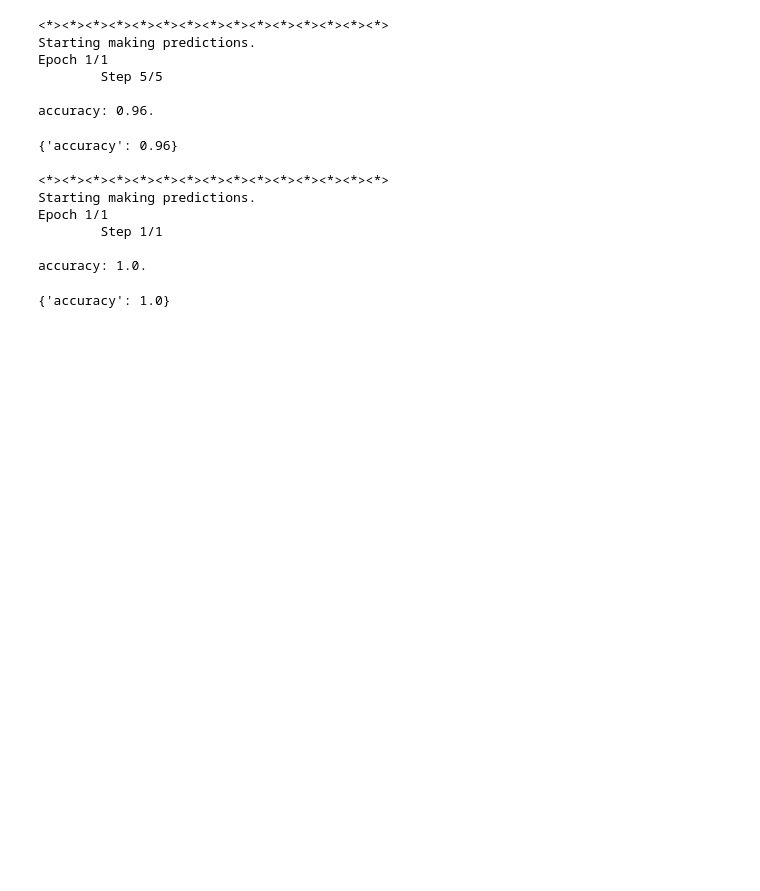
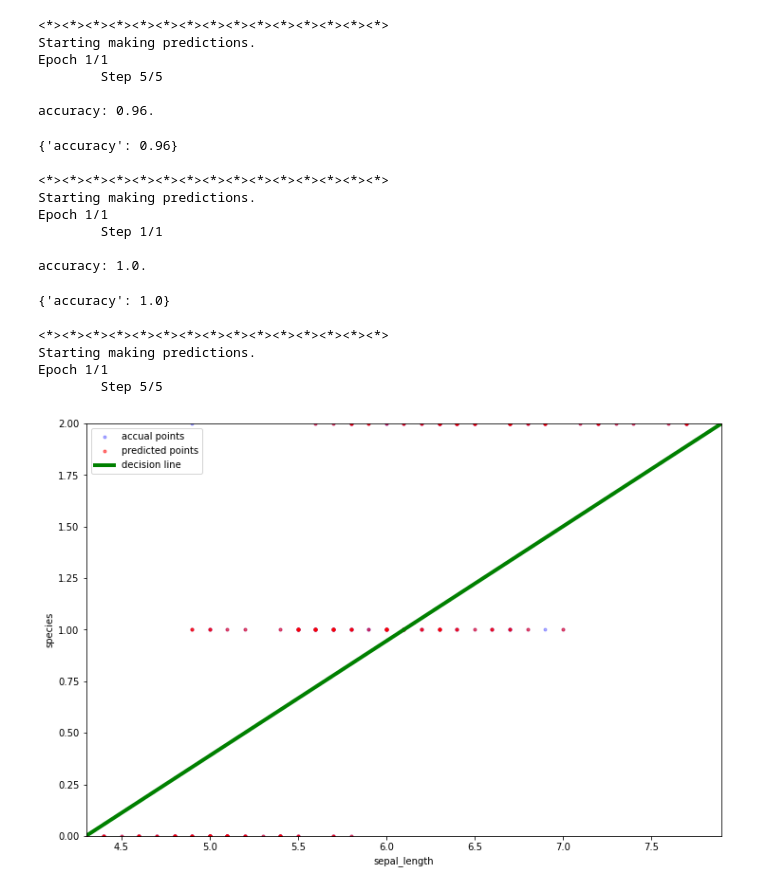
Before and after one commit to Pawlo77/Smarty, a Jupyter notebook: examples/naive_bayes.ipynb, the cells around one changed output. Cells and saved outputs as stored; diff of their text form; code cells hidden in the pictures; blank space fills up the shorter version.

```diff
--- a/examples/naive_bayes.ipynb
+++ b/examples/naive_bayes.ipynb
@@ -71,3 +71,14 @@ Epoch 1/1
 
 accuracy: 1.0.
 {'accuracy': 1.0}
+# %%
+nb.plot(ds)
+
+# although this plot in case of classification might look silly we can see linear
+# correlation between sepal length and species
+# %% [output]
+<*><*><*><*><*><*><*><*><*><*><*><*><*><*><*>
+Starting making predictions.
+Epoch 1/1
+        Step 5/5
+[figure, added]
```
Also changed, not shown: parts of 1 cell of this notebook, 38 other files.
